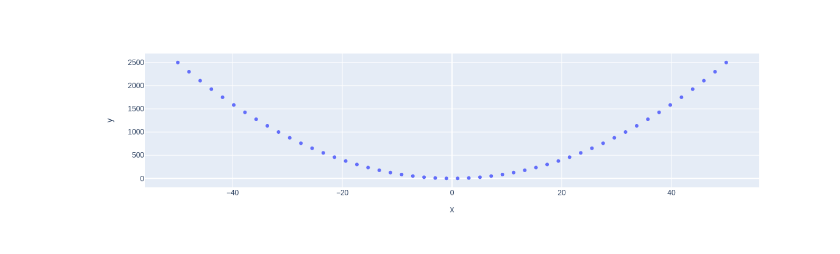
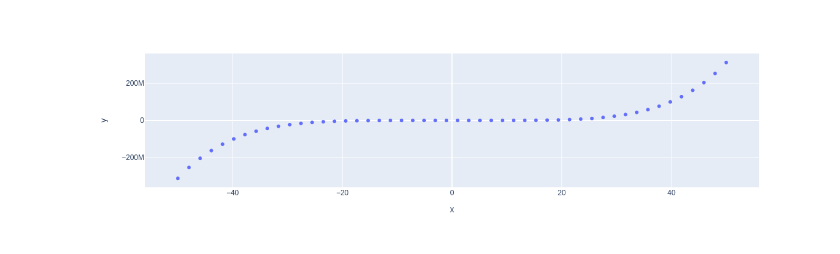
Before and after one commit to megamino81/my-notebooks-repo, a Jupyter notebook: experiment1.ipynb, the cells around one changed output. Drawn from its saved outputs; the diff is of its cells as text; code cells hidden in the pictures.

```diff
--- a/experiment1.ipynb
+++ b/experiment1.ipynb
@@ -6,7 +6,7 @@ import plotly.express as px
 x = np.linspace(start=-50, stop=50)
 
 # y-axis data points
-y = x ** 2
+y = x ** 5
 # define the plot
 fig = px.scatter(x=x, y=y)
 fig.show()
@@ -15 +14 @@ fig.show()
-[figure, old version]
+[figure, new version]
```
Also changed, not shown: parts of 1 cell of this notebook.
